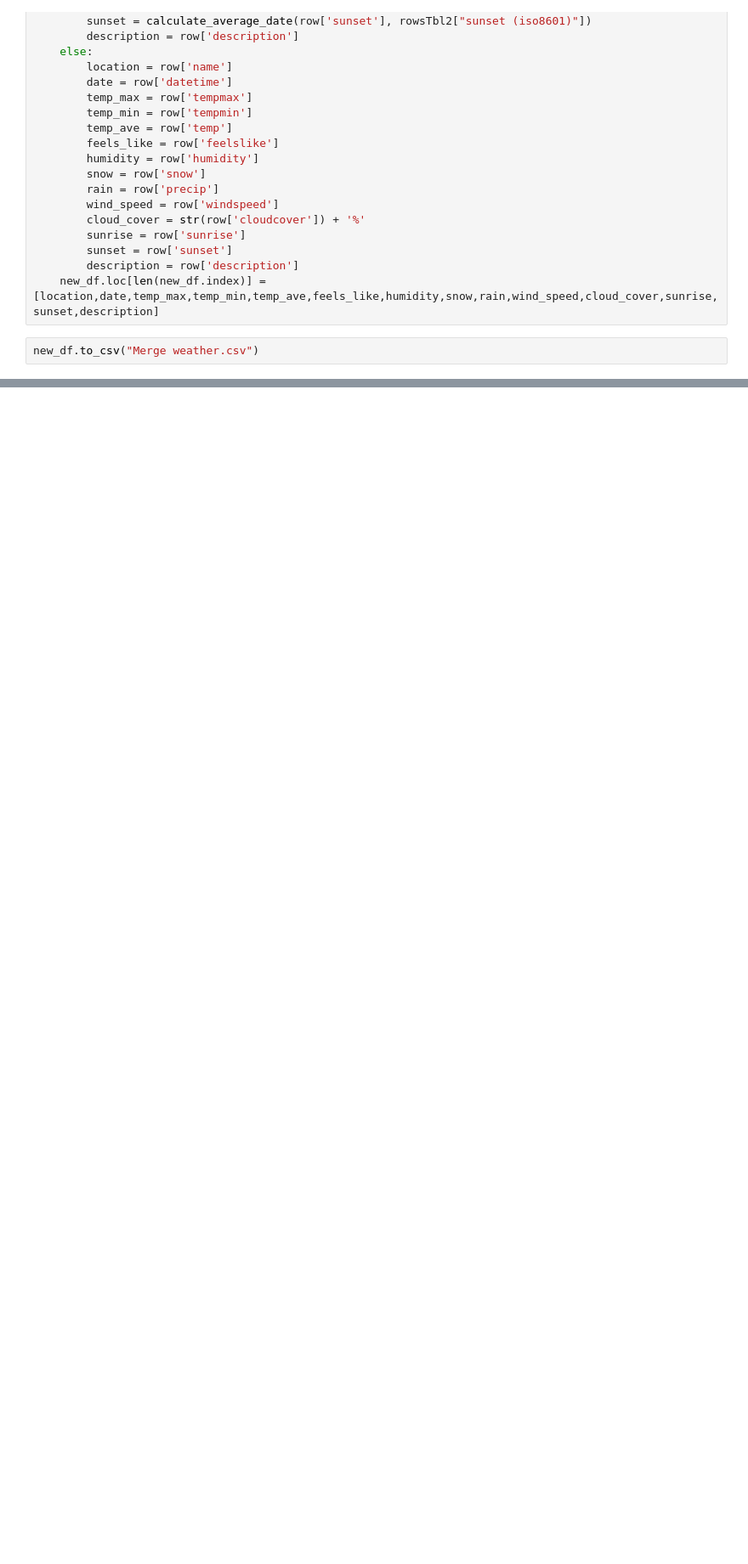
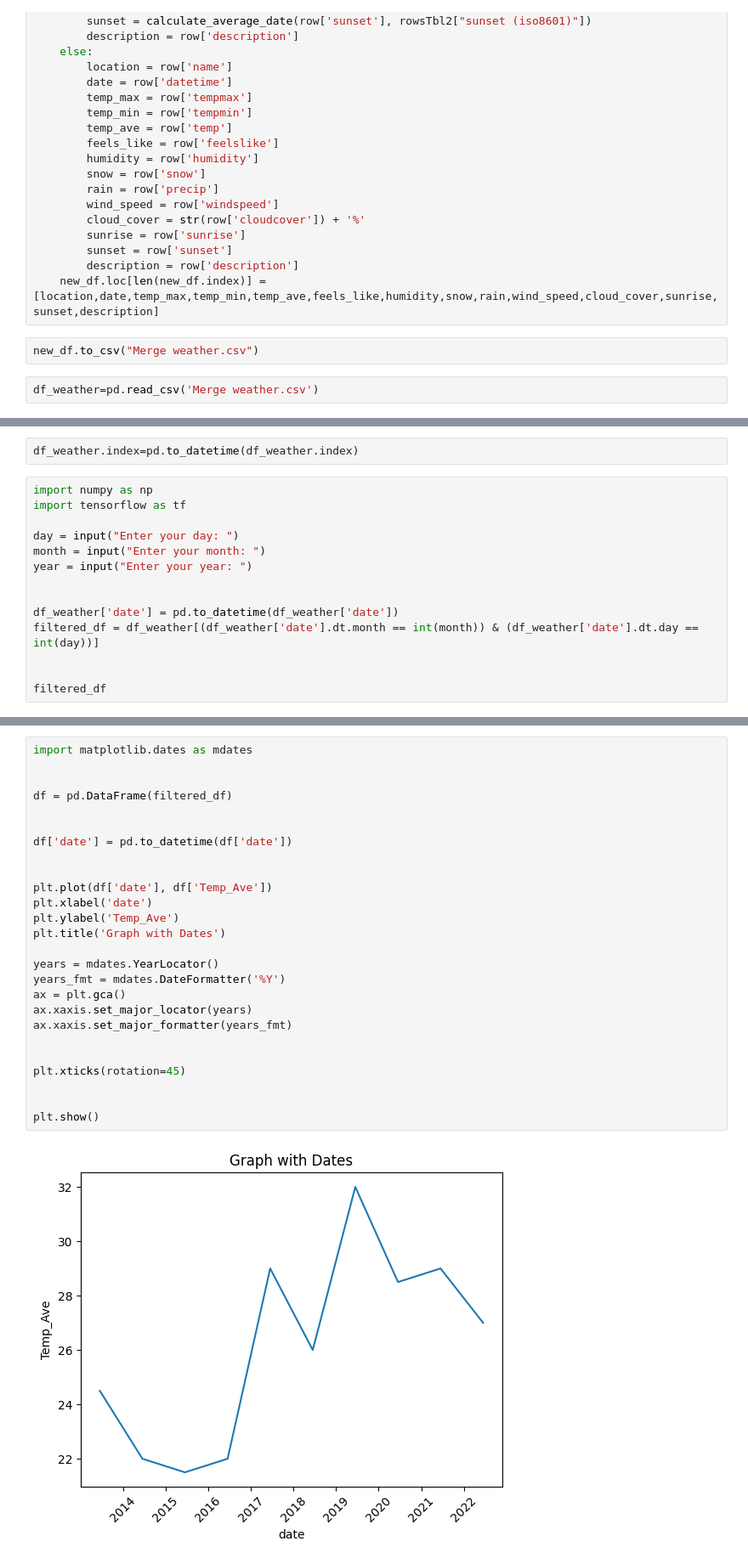
Before and after one commit to moshikco6/-Weather-Forecast, a Jupyter notebook: WeatherForecastJN.ipynb, the cells around one changed output, grey strips where cells are left out. Shown at 85% size. Drawn from its saved outputs; the diff is of its cells as text; blank space fills up the shorter version.

```diff
--- a/WeatherForecastJN.ipynb
+++ b/WeatherForecastJN.ipynb
@@ -80,3 +117,5 @@ for index, row in tbl1.iterrows():
     new_df.loc[len(new_df.index)] = [location,date,temp_max,temp_min,temp_ave,feels_like,humidity,snow,rain,wind_speed,cloud_cover,sunrise,sunset,description]
 # %%
 new_df.to_csv("Merge weather.csv")
+# %%
+df_weather=pd.read_csv('Merge weather.csv')
@@ -82,0 +138,16 @@ new_df.to_csv("Merge weather.csv")
+# %%
+df_weather.index=pd.to_datetime(df_weather.index)
+# %%
+import numpy as np
+import tensorflow as tf
+
+day = input("Enter your day: ")
+month = input("Enter your month: ")
+year = input("Enter your year: ")
+
+
+df_weather['date'] = pd.to_datetime(df_weather['date'])
+filtered_df = df_weather[(df_weather['date'].dt.month == int(month)) & (df_weather['date'].dt.day == int(day))]
+
+
+filtered_df
@@ -82,0 +232,28 @@ new_df.to_csv("Merge weather.csv")
+# %%
+import matplotlib.dates as mdates
+
+
+df = pd.DataFrame(filtered_df)
+
+
+df['date'] = pd.to_datetime(df['date'])
+
+
+plt.plot(df['date'], df['Temp_Ave'])
+plt.xlabel('date')
+plt.ylabel('Temp_Ave')
+plt.title('Graph with Dates')
+
+years = mdates.YearLocator()
+years_fmt = mdates.DateFormatter('%Y')
+ax = plt.gca()
+ax.xaxis.set_major_locator(years)
+ax.xaxis.set_major_formatter(years_fmt)
+
+
+plt.xticks(rotation=45)
+
+
+plt.show()
+# %% [output]
+[figure, added]
```
Also changed, not shown: parts of 8 cells of this notebook, 2 other files.
